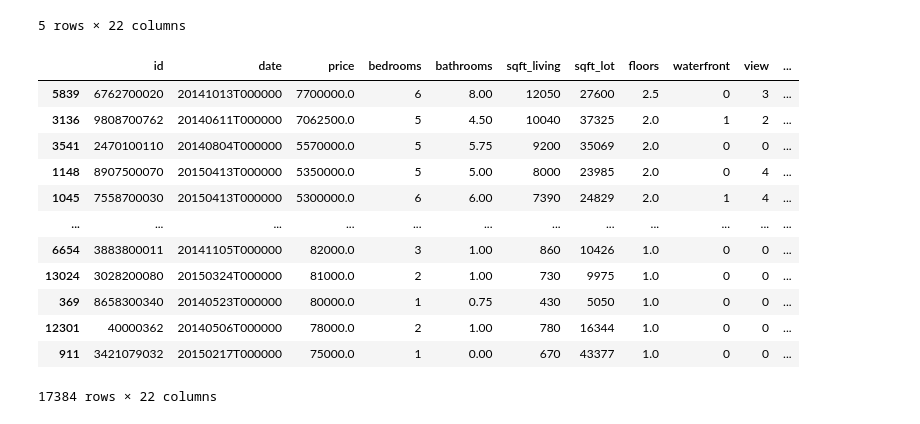
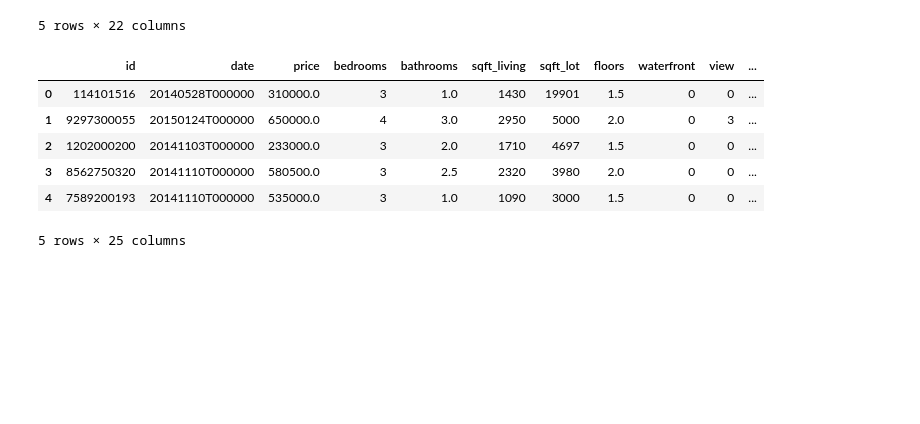
Before and after one commit to syedmeesamali/CourseraPlus, a Jupyter notebook: 1_ML_Combined_Courses/Course/1_LinReg/Week-2/Pandas_Multi-Reg_House_quiz.ipynb, the cells around one changed output. Cells and saved outputs as stored; diff of their text form; code cells hidden in the pictures; blank space fills up the shorter version.

```diff
--- a/1_ML_Combined_Courses/Course/1_LinReg/Week-2/Pandas_Multi-Reg_House_quiz.ipynb
+++ b/1_ML_Combined_Courses/Course/1_LinReg/Week-2/Pandas_Multi-Reg_House_quiz.ipynb
@@ -64,19 +64,3 @@ house_train.head(5)
 | 3 | 2487200875 | 20141209T000000 | 604000.0 | 4 | 3.00 | 1960 | 5000 | 1.0 | 0 | 0 | ... |
 | 4 | 1954400510 | 20150218T000000 | 510000.0 | 3 | 2.00 | 1680 | 8080 | 1.0 | 0 | 0 | ... |
 5 rows × 22 columns
-# %%
-house_train.sort_values(by='price', ascending=False)
-# %% [output]
-|  | id | date | price | bedrooms | bathrooms | sqft_living | sqft_lot | floors | waterfront | view | ... |
-| 5839 | 6762700020 | 20141013T000000 | 7700000.0 | 6 | 8.00 | 12050 | 27600 | 2.5 | 0 | 3 | ... |
-| 3136 | 9808700762 | 20140611T000000 | 7062500.0 | 5 | 4.50 | 10040 | 37325 | 2.0 | 1 | 2 | ... |
-| 3541 | 2470100110 | 20140804T000000 | 5570000.0 | 5 | 5.75 | 9200 | 35069 | 2.0 | 0 | 0 | ... |
-| 1148 | 8907500070 | 20150413T000000 | 5350000.0 | 5 | 5.00 | 8000 | 23985 | 2.0 | 0 | 4 | ... |
-| 1045 | 7558700030 | 20150413T000000 | 5300000.0 | 6 | 6.00 | 7390 | 24829 | 2.0 | 1 | 4 | ... |
-| ... | ... | ... | ... | ... | ... | ... | ... | ... | ... | ... | ... |
-| 6654 | 3883800011 | 20141105T000000 | 82000.0 | 3 | 1.00 | 860 | 10426 | 1.0 | 0 | 0 | ... |
-| 13024 | 3028200080 | 20150324T000000 | 81000.0 | 2 | 1.00 | 730 | 9975 | 1.0 | 0 | 0 | ... |
-| 369 | 8658300340 | 20140523T000000 | 80000.0 | 1 | 0.75 | 430 | 5050 | 1.0 | 0 | 0 | ... |
-| 12301 | 40000362 | 20140506T000000 | 78000.0 | 2 | 1.00 | 780 | 16344 | 1.0 | 0 | 0 | ... |
-| 911 | 3421079032 | 20150217T000000 | 75000.0 | 1 | 0.00 | 670 | 43377 | 1.0 | 0 | 0 | ... |
-17384 rows × 22 columns
@@ -85,0 +67,24 @@ house_train[my_features].head()
+# %%
+# Add other three additional columns also
+house_test['bedroom_squared'] = house_test['bedrooms'] * house_test['bedrooms']
+#Bed-bathroom multiple
+house_train['bed_bath_rooms'] = house_train['bedrooms'] * house_train['bathrooms']
+house_test['bed_bath_rooms'] = house_test['bedrooms'] * house_test['bathrooms']
+
+#Log-sqft living
+house_train['log_sqft_living'] = np.log(house_train['sqft_living'])
+house_test['log_sqft_living'] = np.log(house_test['sqft_living'])
+
+#Latitude + Longitude
+house_train['lat_plus_long'] = house_train['lat'] + house_train['long']
+house_test['lat_plus_long'] = house_test['lat'] + house_test['long']
+
+house_test.head(5)
+# %% [output]
+|  | id | date | price | bedrooms | bathrooms | sqft_living | sqft_lot | floors | waterfront | view | ... |
+| 0 | 114101516 | 20140528T000000 | 310000.0 | 3 | 1.0 | 1430 | 19901 | 1.5 | 0 | 0 | ... |
+| 1 | 9297300055 | 20150124T000000 | 650000.0 | 4 | 3.0 | 2950 | 5000 | 2.0 | 0 | 3 | ... |
+| 2 | 1202000200 | 20141103T000000 | 233000.0 | 3 | 2.0 | 1710 | 4697 | 1.5 | 0 | 0 | ... |
+| 3 | 8562750320 | 20141110T000000 | 580500.0 | 3 | 2.5 | 2320 | 3980 | 2.0 | 0 | 0 | ... |
+| 4 | 7589200193 | 20141110T000000 | 535000.0 | 3 | 1.0 | 1090 | 3000 | 1.5 | 0 | 0 | ... |
+5 rows × 25 columns
```
Also changed, not shown: parts of 11 cells of this notebook.
